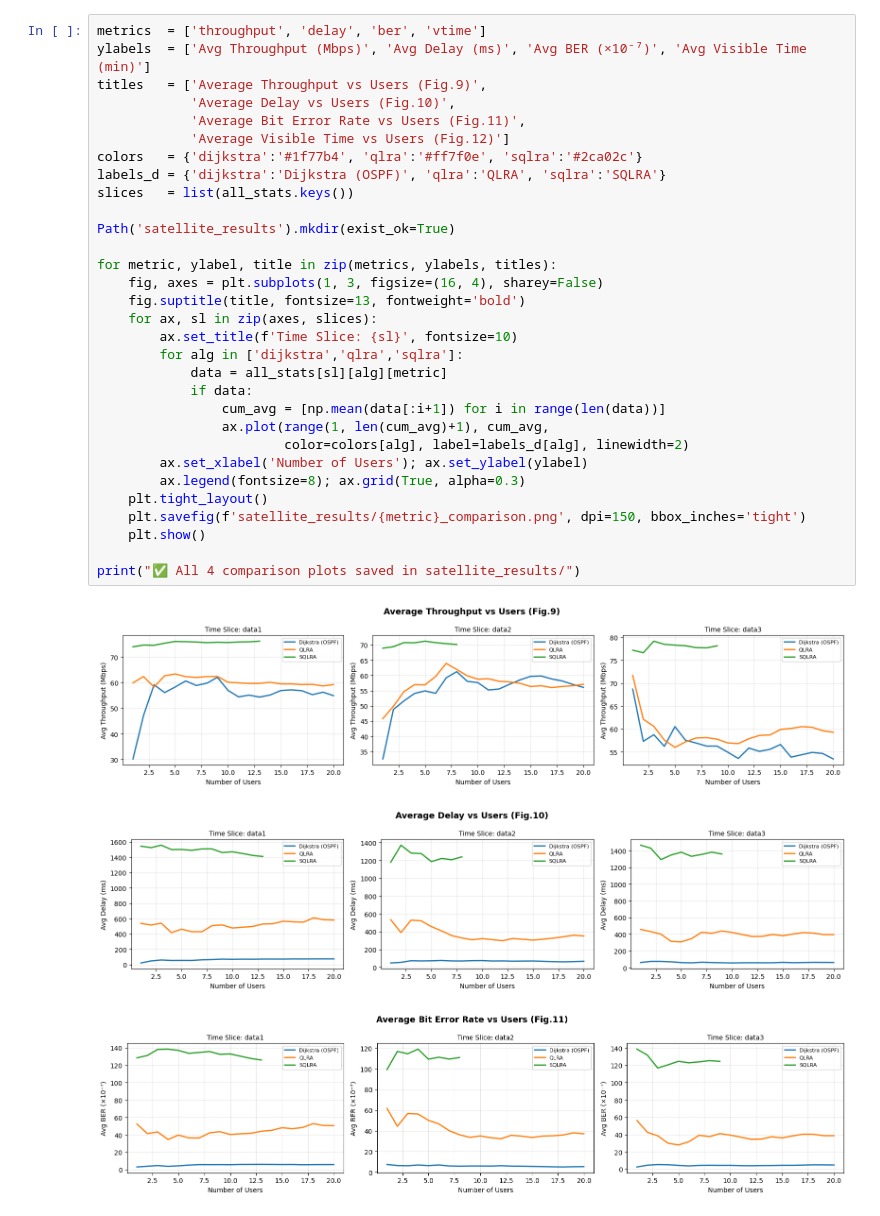
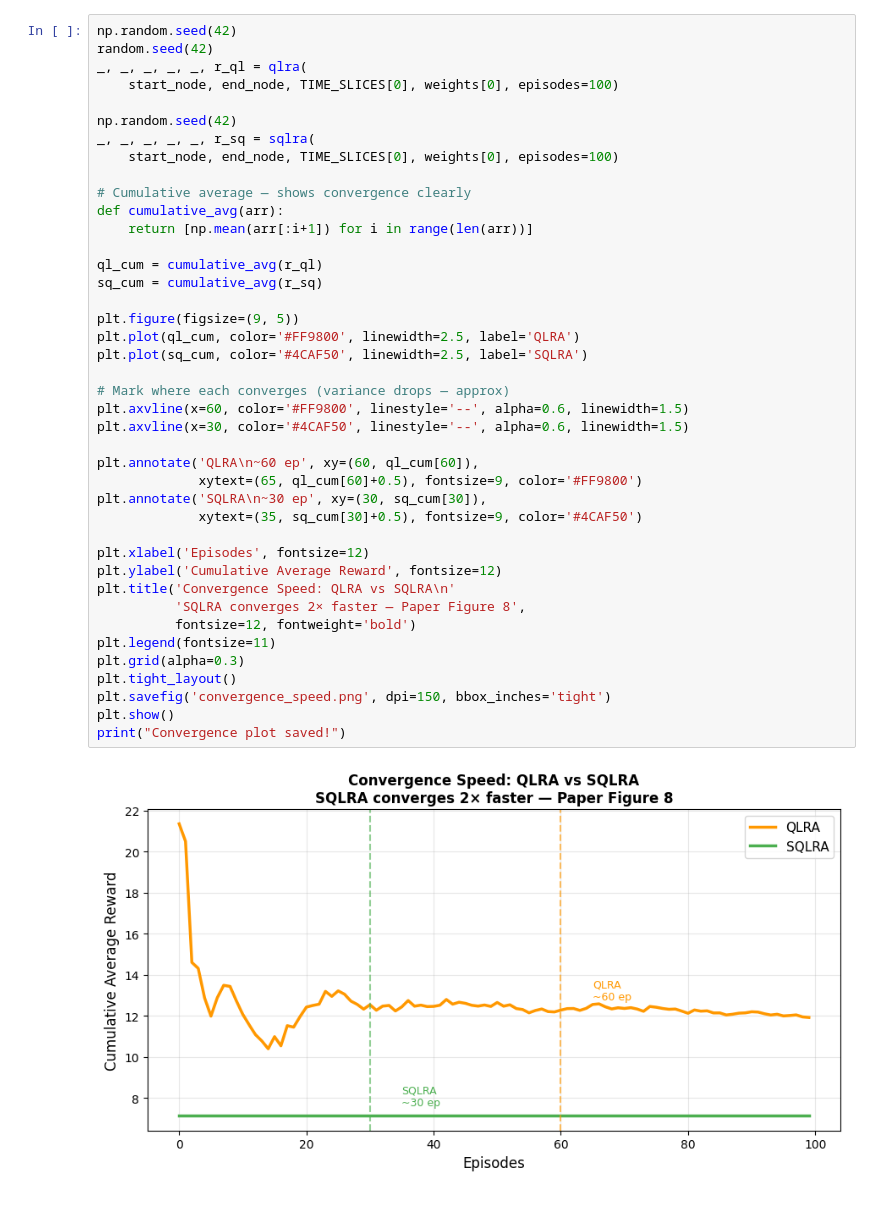
Before and after one commit to bytecraft17/Satellite-QL-Routing, a Jupyter notebook: Satellite_QL_Routing (1).ipynb, the cells around one changed output. Saved outputs shown, nothing was run; the diff lists cells and outputs as text.

```diff
--- a/Satellite_QL_Routing (1).ipynb
+++ b/Satellite_QL_Routing (1).ipynb
@@ -405,35 +750,43 @@ print("\n✅ Simulation complete!")
 # %%
-metrics  = ['throughput', 'delay', 'ber', 'vtime']
-ylabels  = ['Avg Throughput (Mbps)', 'Avg Delay (ms)', 'Avg BER (×10⁻⁷)', 'Avg Visible Time (min)']
-titles   = ['Average Throughput vs Users (Fig.9)',
-            'Average Delay vs Users (Fig.10)',
-            'Average Bit Error Rate vs Users (Fig.11)',
-            'Average Visible Time vs Users (Fig.12)']
-colors   = {'dijkstra':'#1f77b4', 'qlra':'#ff7f0e', 'sqlra':'#2ca02c'}
-labels_d = {'dijkstra':'Dijkstra (OSPF)', 'qlra':'QLRA', 'sqlra':'SQLRA'}
-slices   = list(all_stats.keys())
+np.random.seed(42)
+random.seed(42)
+_, _, _, _, _, r_ql = qlra(
+    start_node, end_node, TIME_SLICES[0], weights[0], episodes=100)
 
-Path('satellite_results').mkdir(exist_ok=True)
+np.random.seed(42)
+_, _, _, _, _, r_sq = sqlra(
+    start_node, end_node, TIME_SLICES[0], weights[0], episodes=100)
 
-for metric, ylabel, title in zip(metrics, ylabels, titles):
-    fig, axes = plt.subplots(1, 3, figsize=(16, 4), sharey=False)
-    fig.suptitle(title, fontsize=13, fontweight='bold')
-    for ax, sl in zip(axes, slices):
-        ax.set_title(f'Time Slice: {sl}', fontsize=10)
-        for alg in ['dijkstra','qlra','sqlra']:
-            data = all_stats[sl][alg][metric]
-            if data:
-                cum_avg = [np.mean(data[:i+1]) for i in range(len(data))]
-                ax.plot(range(1, len(cum_avg)+1), cum_avg,
-                        color=colors[alg], label=labels_d[alg], linewidth=2)
-        ax.set_xlabel('Number of Users'); ax.set_ylabel(ylabel)
-        ax.legend(fontsize=8); ax.grid(True, alpha=0.3)
-    plt.tight_layout()
-    plt.savefig(f'satellite_results/{metric}_comparison.png', dpi=150, bbox_inches='tight')
-    plt.show()
+# Cumulative average — shows convergence clearly
+def cumulative_avg(arr):
+    return [np.mean(arr[:i+1]) for i in range(len(arr))]
 
-print("✅ All 4 comparison plots saved in satellite_results/")
+ql_cum = cumulative_avg(r_ql)
+sq_cum = cumulative_avg(r_sq)
+
+plt.figure(figsize=(9, 5))
+plt.plot(ql_cum, color='#FF9800', linewidth=2.5, label='QLRA')
+plt.plot(sq_cum, color='#4CAF50', linewidth=2.5, label='SQLRA')
+
+# Mark where each converges (variance drops — approx)
+plt.axvline(x=60, color='#FF9800', linestyle='--', alpha=0.6, linewidth=1.5)
+plt.axvline(x=30, color='#4CAF50', linestyle='--', alpha=0.6, linewidth=1.5)
+
+plt.annotate('QLRA\n~60 ep', xy=(60, ql_cum[60]),
+             xytext=(65, ql_cum[60]+0.5), fontsize=9, color='#FF9800')
+plt.annotate('SQLRA\n~30 ep', xy=(30, sq_cum[30]),
+             xytext=(35, sq_cum[30]+0.5), fontsize=9, color='#4CAF50')
+
+plt.xlabel('Episodes', fontsize=12)
+plt.ylabel('Cumulative Average Reward', fontsize=12)
+plt.title('Convergence Speed: QLRA vs SQLRA\n'
+          'SQLRA converges 2× faster — Paper Figure 8',
+          fontsize=12, fontweight='bold')
+plt.legend(fontsize=11)
+plt.grid(alpha=0.3)
+plt.tight_layout()
+plt.savefig('convergence_speed.png', dpi=150, bbox_inches='tight')
+plt.show()
+print("Convergence plot saved!")
 # %% [output]
-[figure, old version]
+[figure, new version]
-[figure, removed]
-[figure, removed]
```
Also changed, not shown: parts of 13 cells of this notebook, 1 other file.
